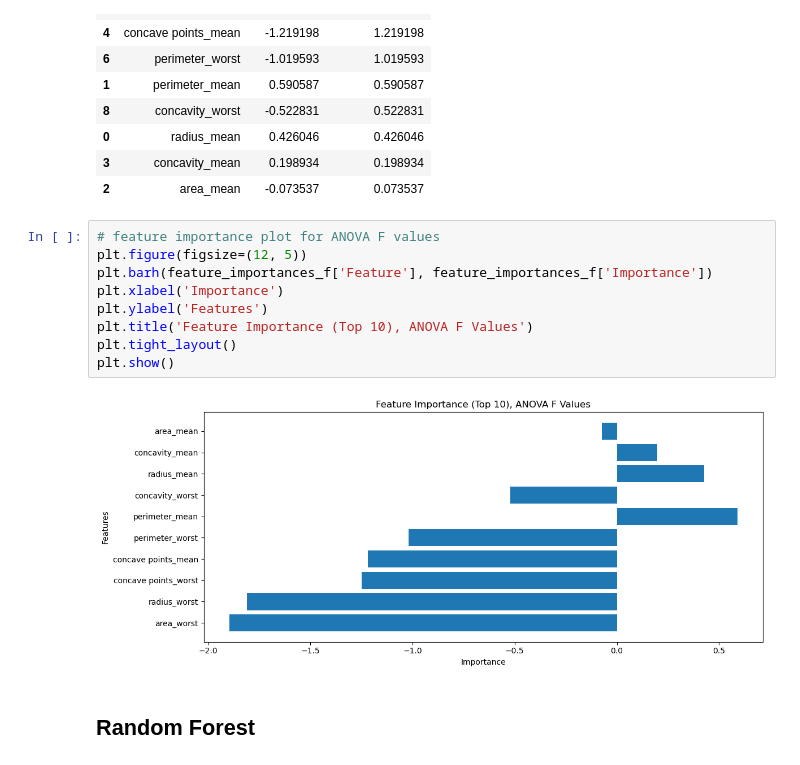
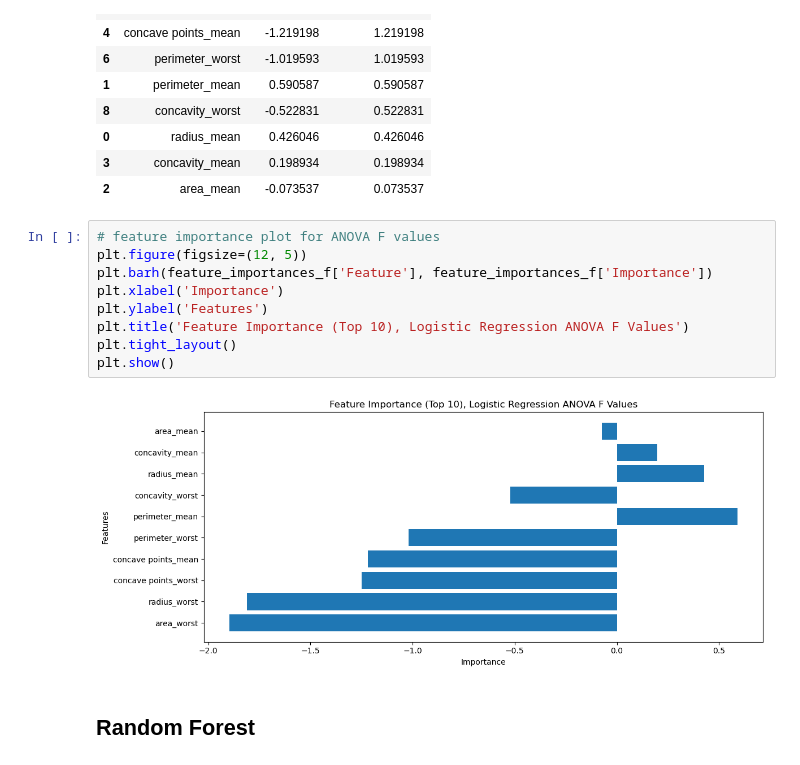
Before and after one commit to Sotun-1010/Breast-Cancer-Classification-with-Logistic-Regression-and-Random-Forest, a Jupyter notebook: cancer_pred.ipynb, the cells around one changed output. Drawn from its saved outputs; the diff is of its cells as text.

```diff
--- a/cancer_pred.ipynb
+++ b/cancer_pred.ipynb
@@ -725,14 +727,14 @@ feature_importances_f
 # %%
 # feature importance plot for ANOVA F values
 plt.figure(figsize=(12, 5))
 plt.barh(feature_importances_f['Feature'], feature_importances_f['Importance'])
 plt.xlabel('Importance')
 plt.ylabel('Features')
-plt.title('Feature Importance (Top 10), ANOVA F Values')
+plt.title('Feature Importance (Top 10), Logistic Regression ANOVA F Values')
 plt.tight_layout()
 plt.show()
 # %% [output]
-[figure, old version]
+[figure, new version]
 # %% [markdown]
 ## Random Forest
 # %%
```
Also changed, not shown: parts of 1 cell of this notebook.
